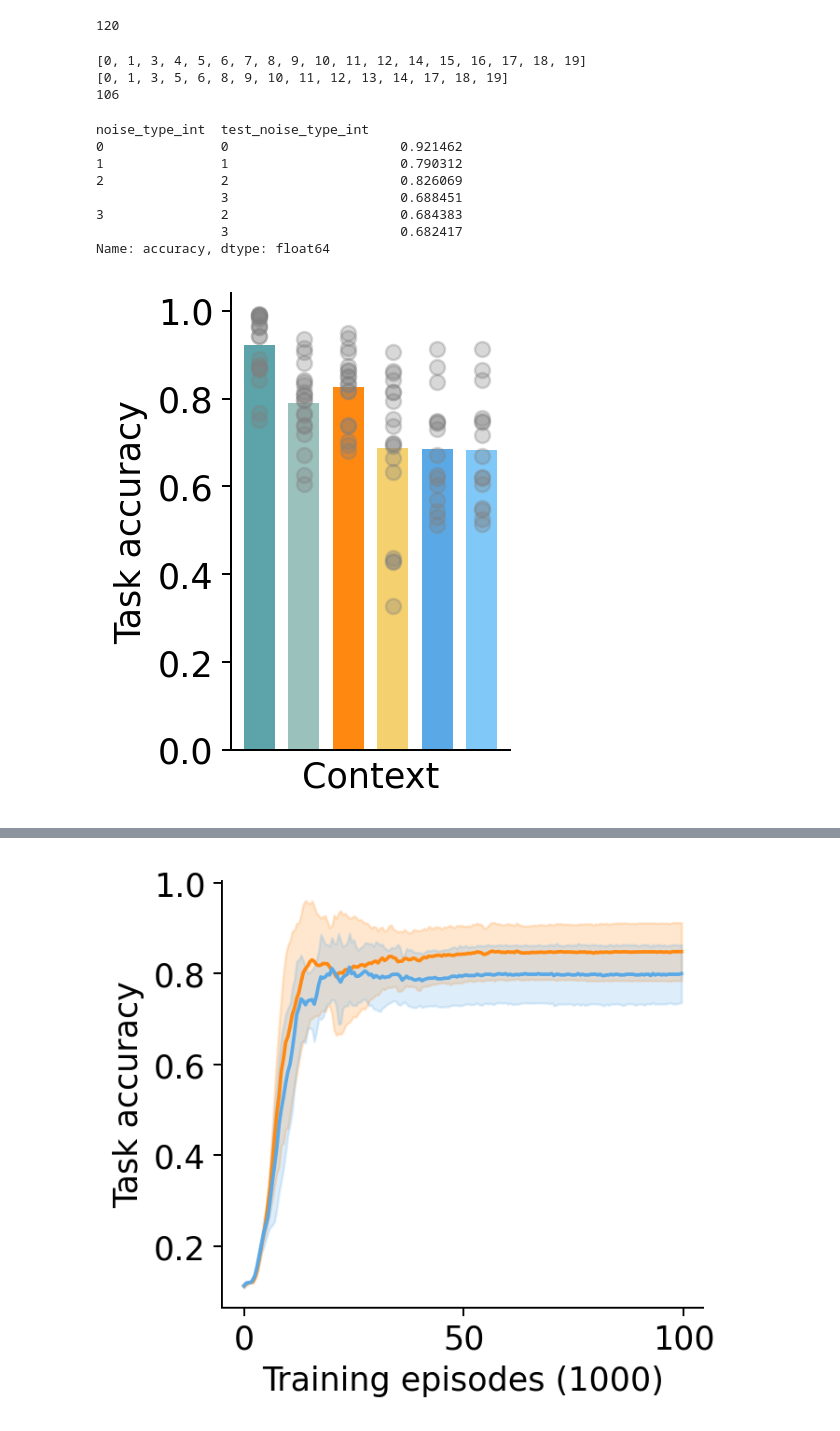
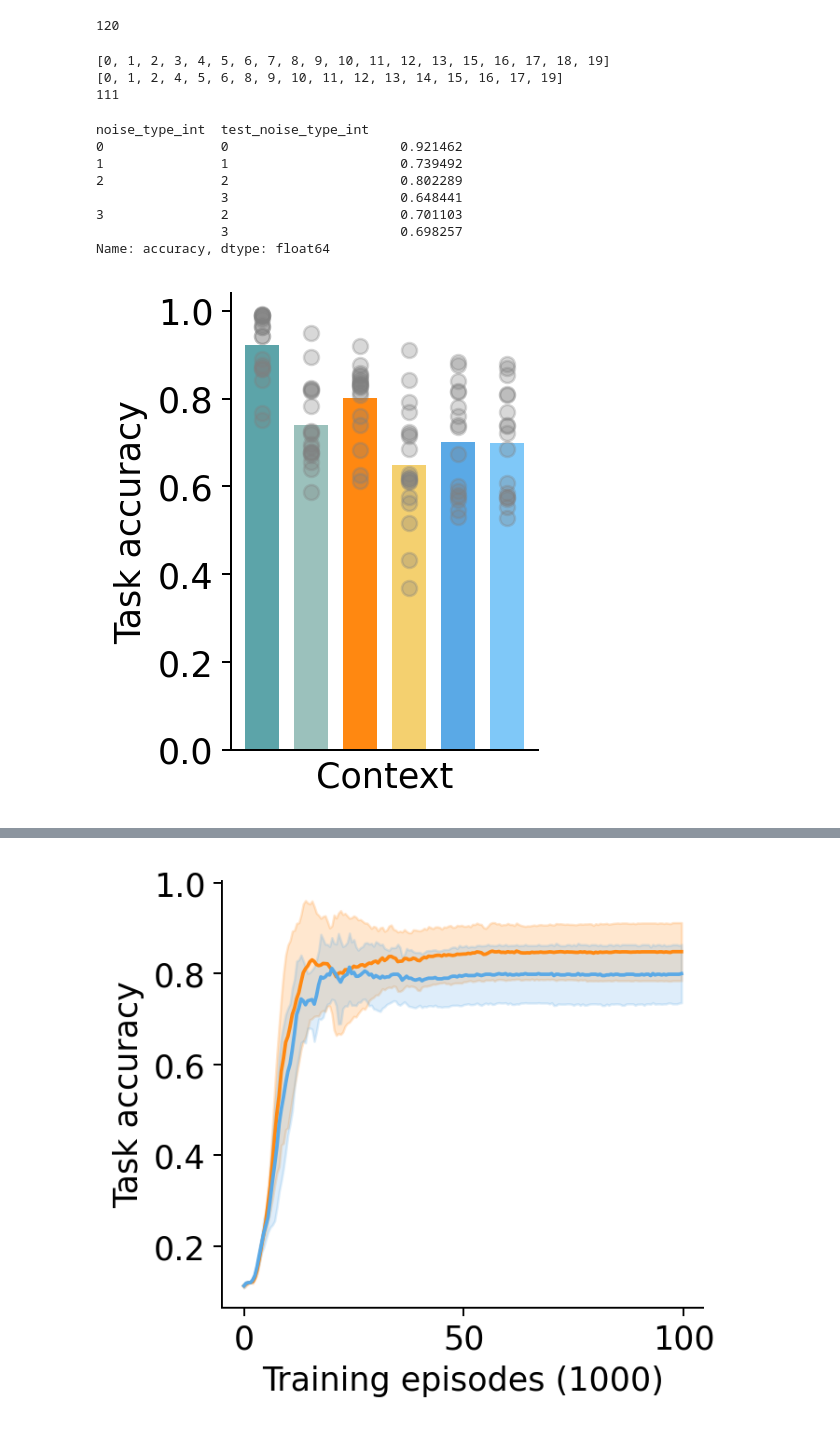
Before and after one commit to Veritaria/rnn-free-recall, a Jupyter notebook: plots_notebooks/analysis_ctx.ipynb, the cells around one changed output, grey strips where cells are left out. Saved outputs shown, nothing was run; the diff lists cells and outputs as text; code cells hidden in the pictures.

Commit message:
saved data for external context

```diff
--- a/plots_notebooks/analysis_ctx.ipynb
+++ b/plots_notebooks/analysis_ctx.ipynb
@@ -31,7 +31,7 @@ def load_data(path, training_data_path, model_num, exp, paramters, training_data
 
             data_single_model["accuracy"] = float(row[0])
             data_single_model["forward_asymmetry"] = float(row[1])
-            data_single_model["temporal_factor_old"] = float(row[2])
+            data_single_model["temporal_factor"] = float(row[2])
             data_single_model["temporal_factor"] = float(row[3])
 
             classifier_data = pickle.load(open(path/"ridge_classifier_stat.pkl", "rb"))
@@ -371,7 +374,7 @@ for i in range(20):
 
 data_folder = Path("./experiments/ExtraObs/EnvCxt/figures/ValueMemoryGRU")
 training_curve_folder = Path("./experiments/ExtraObs/EnvCxt/saved_models/ValueMemoryGRU")
-setup_name = "setup_dim41_gamma09_flush09_gaussiannoise0"
+setup_name = "setup_gamma09_flush09_gaussiannoise0"
 parameters = {
     "noise_type": "none",
     "seq_len": seq_len,
@@ -412,9 +417,9 @@ df_samediff["test_noise_type_int"] = df_samediff["test_noise_type"].map({"same":
 # df_samediff[df_samediff["noise_type"] == "fixed"].loc[:, "mark"] = 0
 # print(df_samediff["mark"])
 # %% [output]
-[0, 1, 3, 4, 5, 6, 7, 8, 9, 10, 11, 12, 14, 15, 16, 17, 18, 19]
-[0, 1, 3, 5, 6, 8, 9, 10, 11, 12, 13, 14, 17, 18, 19]
-106
+[0, 1, 2, 3, 4, 5, 6, 7, 8, 9, 10, 11, 12, 13, 15, 16, 17, 18, 19]
+[0, 1, 2, 4, 5, 6, 8, 9, 10, 11, 12, 13, 14, 15, 16, 17, 19]
+111
 # %%
 # bar plot of each metric for each noise std
 
@@ -450,37 +455,37 @@ cross_decoding_accuracy_index_mean_by_noise_type = df_samediff.groupby(["noise_t
 cross_decoding_accuracy_identity_mean_by_noise_type = df_samediff.groupby(["noise_type_int", "test_noise_type_int"])["cross_decoding_accuracy_identity"].mean()
 
 
 # colors = ["black", "tab:blue", "tab:red"]
 colors = ["#5CA4A9", "#9BC1BC", "#FF8811", "#F4D06F", "#5AA9E6", "#7FC8F8"]
 
 def plot_mean_scatter_bar(mean, df, df_label, y_label):
-    plt.figure(figsize=(2, 3.3), dpi=180)
+    plt.figure(figsize=(2.2, 3.3), dpi=180)
     plt.bar(np.arange(len(mean)), mean, width=0.7, color=colors)
     plt.scatter(df["mark"], df[df_label], color="gray", alpha=0.3)
     # plt.xticks(np.arange(3), ["baseline", "same", "diff"], fontsize=12, rotation=30)
     plt.xticks([])
     plt.xlabel("Context")
     plt.ylabel(y_label)
     ax = plt.gca()
     ax.spines['top'].set_visible(False)
     ax.spines['right'].set_visible(False)
     plt.show()
 
 # print(df_samediff["noise_type"])
 plot_mean_scatter_bar(accuracy_mean_by_noise_type, df_samediff, "accuracy", "Task accuracy")
 plot_mean_scatter_bar(temporal_factor_mean_by_noise_type, df_samediff, "temporal_factor", "Temporal organization score")
 plot_mean_scatter_bar(forward_asymmetry_mean_by_noise_type, df_samediff, "forward_asymmetry", "Forward asymmetry")
 plot_mean_scatter_bar(variance_explained_index_mean_by_noise_type, df_samediff, "explained_variance_index", "Variance explained by index")
 plot_mean_scatter_bar(variance_explained_identity_mean_by_noise_type, df_samediff, "explained_variance_identity", "Variance explained\nby identity")
 plot_mean_scatter_bar(cross_decoding_accuracy_index_mean_by_noise_type, df_samediff, "cross_decoding_accuracy_index", "Cross decoding accuracy\nof index")
 plot_mean_scatter_bar(cross_decoding_accuracy_identity_mean_by_noise_type, df_samediff, "cross_decoding_accuracy_identity", "Cross decoding accuracy\nof identity")
 # %% [output]
 noise_type_int  test_noise_type_int
 0               0                      0.921462
-1               1                      0.790312
-2               2                      0.826069
-                3                      0.688451
-3               2                      0.684383
-                3                      0.682417
+1               1                      0.739492
+2               2                      0.802289
+                3                      0.648441
+3               2                      0.701103
+                3                      0.698257
 Name: accuracy, dtype: float64
-[figure, old version]
+[figure, new version]
```
Also changed, not shown: parts of 11 cells of this notebook, 12 other files.
